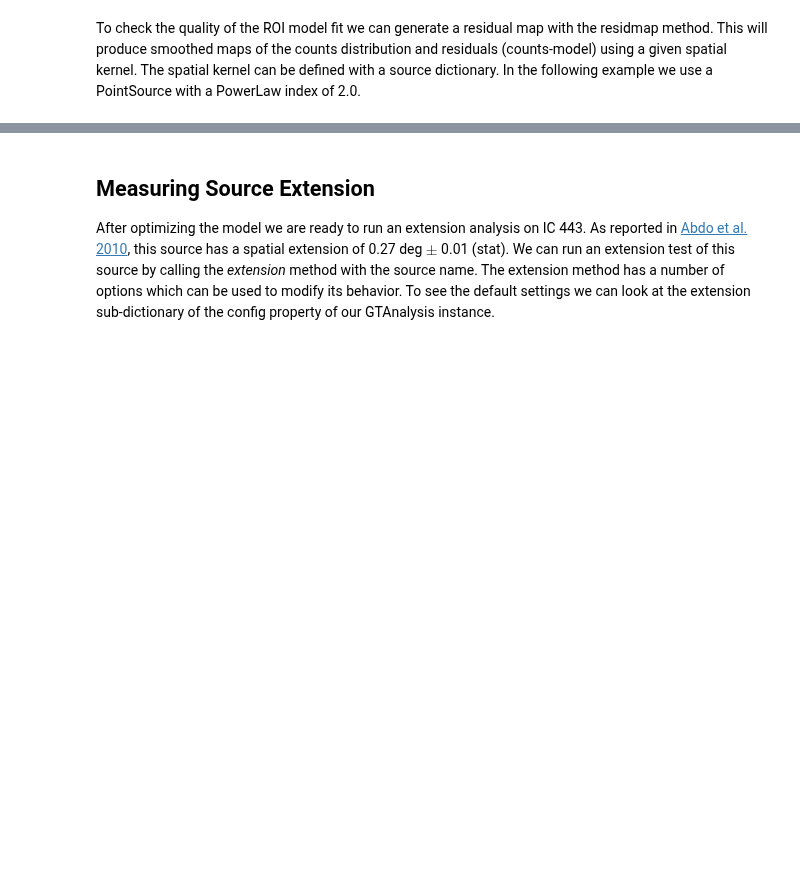
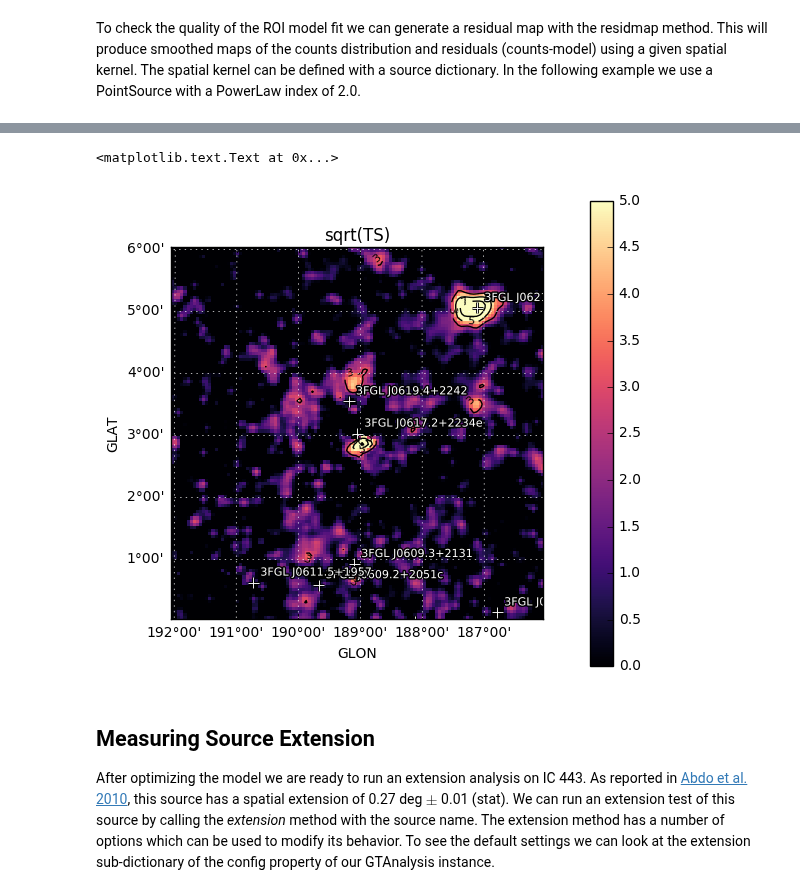
Before and after one commit to fermiPy/fermipy-extra, a Jupyter notebook: notebooks/ic443.ipynb, the cells around one changed output, grey strips where cells are left out. Saved outputs shown, nothing was run; the diff lists cells and outputs as text; code cells hidden in the pictures; blank space fills up the shorter version.

```diff
--- a/notebooks/ic443.ipynb
+++ b/notebooks/ic443.ipynb
@@ -137,0 +160,4 @@ plt.gca().set_title('Excess')
+# %%
+tsmap_noj0621 = gta.tsmap('ic443_noj0621',
+                model={'SpatialModel' : 'PointSource', 'Index' : 2.0},
+                exclude=['3FGL J0621.0+2514'])
@@ -138,3 +169,12 @@ plt.gca().set_title('Excess')
+# %%
+o = tsmap_noj0621
+
+fig = plt.figure(figsize=(6,6))
+ROIPlotter(o['sqrt_ts'],roi=gta.roi).plot(vmin=0,vmax=5,levels=[3,5,7,9],subplot=111,cmap='magma')
+plt.gca().set_title('sqrt(TS)')
+# %% [output]
+<matplotlib.text.Text at 0x...>
+[figure, added]
 # %% [markdown]
 ## Measuring Source Extension
 
```
Also changed, not shown: parts of 16 cells of this notebook, 1 other file.
